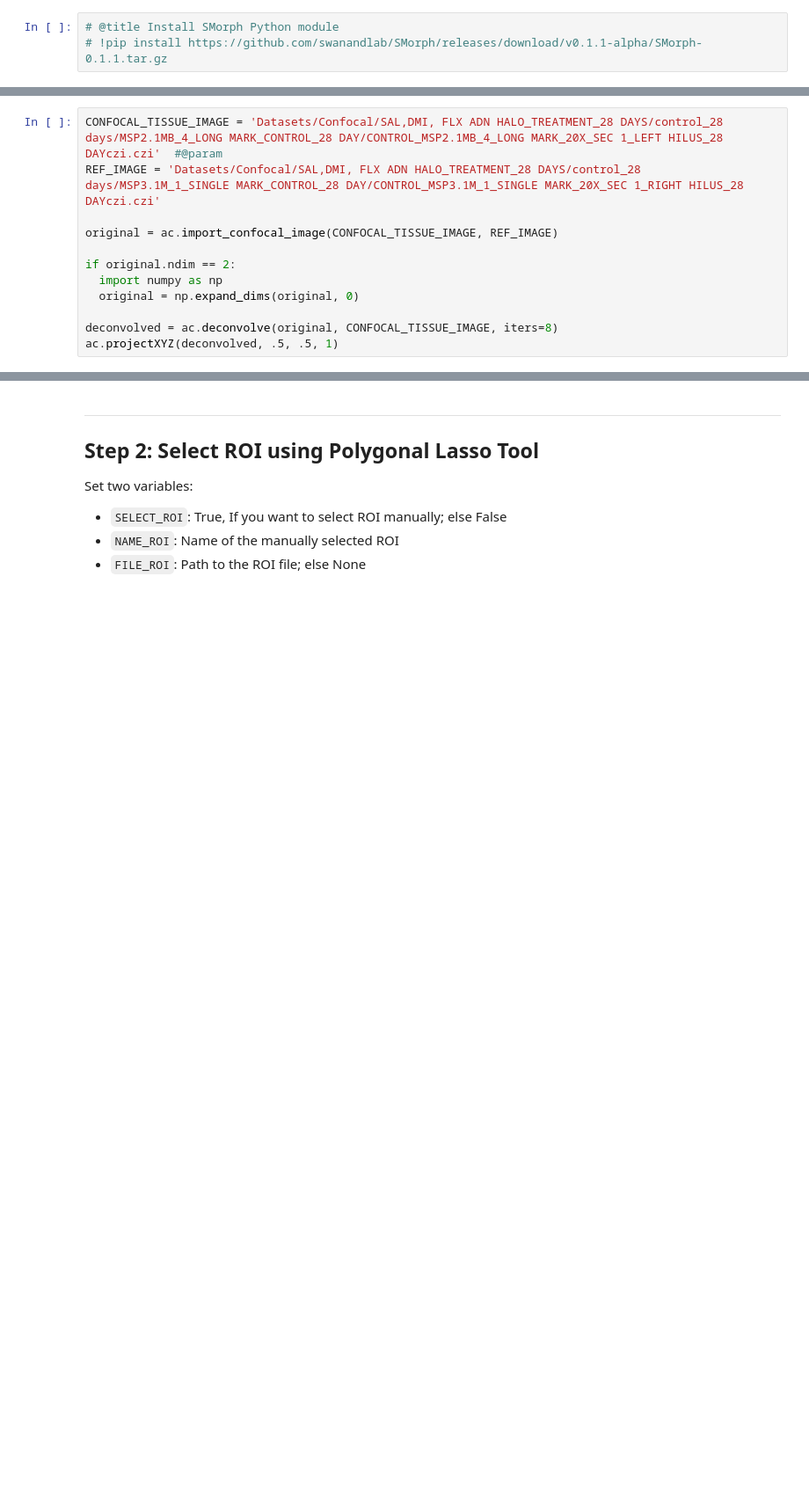
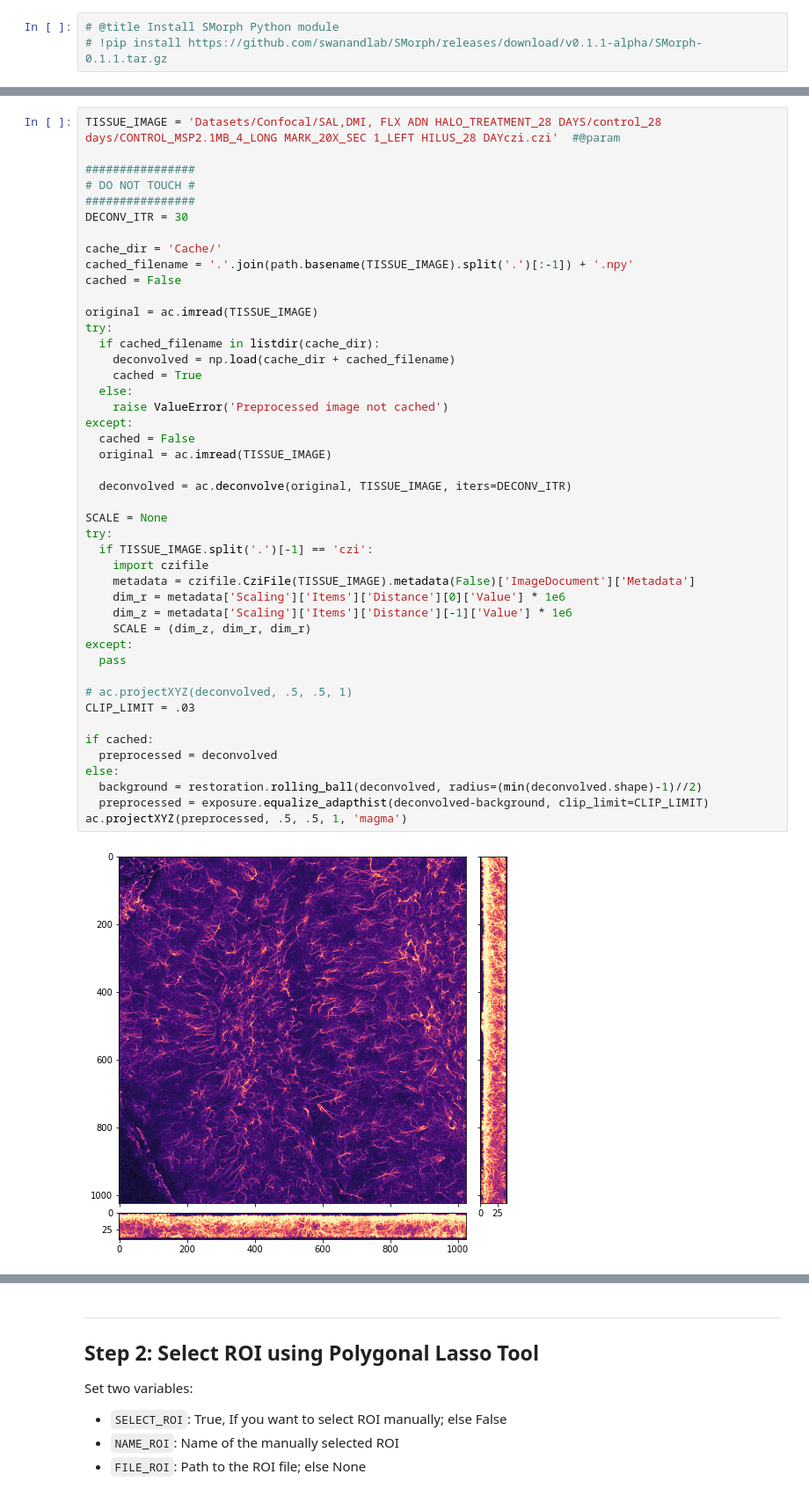
Before and after one commit to swanandlab/SMorph, a Jupyter notebook: autocrop.ipynb, the cells around one changed output, grey strips where cells are left out. Shown at 88% size. Saved outputs shown, nothing was run; the diff lists cells and outputs as text; blank space fills up the shorter version.

```diff
--- a/autocrop.ipynb
+++ b/autocrop.ipynb
@@ -62,18 +211,53 @@ Set `CONFOCAL_TISSUE_IMAGE` to the path of the image file to be processed.
 3. CLAHE
 4. ROI selection
 5. Non-local means denoising using auto-calibrated parameters using J-Invariance
-# %%
-CONFOCAL_TISSUE_IMAGE = 'Datasets/Confocal/SAL,DMI, FLX ADN HALO_TREATMENT_28 DAYS/control_28 days/MSP2.1MB_4_LONG MARK_CONTROL_28 DAY/CONTROL_MSP2.1MB_4_LONG MARK_20X_SEC 1_LEFT HILUS_28 DAYczi.czi'  #@param
-REF_IMAGE = 'Datasets/Confocal/SAL,DMI, FLX ADN HALO_TREATMENT_28 DAYS/control_28 days/MSP3.1M_1_SINGLE MARK_CONTROL_28 DAY/CONTROL_MSP3.1M_1_SINGLE MARK_20X_SEC 1_RIGHT HILUS_28 DAYczi.czi'
-
-original = ac.import_confocal_image(CONFOCAL_TISSUE_IMAGE, REF_IMAGE)
-
-if original.ndim == 2:
-  import numpy as np
-  original = np.expand_dims(original, 0)
-
-deconvolved = ac.deconvolve(original, CONFOCAL_TISSUE_IMAGE, iters=8)
-ac.projectXYZ(deconvolved, .5, .5, 1)
+# %%
+TISSUE_IMAGE = 'Datasets/Confocal/SAL,DMI, FLX ADN HALO_TREATMENT_28 DAYS/control_28 days/CONTROL_MSP2.1MB_4_LONG MARK_20X_SEC 1_LEFT HILUS_28 DAYczi.czi'  #@param
+
+################
+# DO NOT TOUCH #
+################
+DECONV_ITR = 30
+
+cache_dir = 'Cache/'
+cached_filename = '.'.join(path.basename(TISSUE_IMAGE).split('.')[:-1]) + '.npy'
+cached = False
+
+original = ac.imread(TISSUE_IMAGE)
+try:
+  if cached_filename in listdir(cache_dir):
+    deconvolved = np.load(cache_dir + cached_filename)
+    cached = True
+  else:
+    raise ValueError('Preprocessed image not cached')
+except:
+  cached = False
+  original = ac.imread(TISSUE_IMAGE)
+
+  deconvolved = ac.deconvolve(original, TISSUE_IMAGE, iters=DECONV_ITR)
+
+SCALE = None
+try:
+  if TISSUE_IMAGE.split('.')[-1] == 'czi':
+    import czifile
+    metadata = czifile.CziFile(TISSUE_IMAGE).metadata(False)['ImageDocument']['Metadata']
+    dim_r = metadata['Scaling']['Items']['Distance'][0]['Value'] * 1e6
+    dim_z = metadata['Scaling']['Items']['Distance'][-1]['Value'] * 1e6
+    SCALE = (dim_z, dim_r, dim_r)
+except:
+  pass
+
+# ac.projectXYZ(deconvolved, .5, .5, 1)
+CLIP_LIMIT = .03
+
+if cached:
+  preprocessed = deconvolved
+else:
+  background = restoration.rolling_ball(deconvolved, radius=(min(deconvolved.shape)-1)//2)
+  preprocessed = exposure.equalize_adapthist(deconvolved-background, clip_limit=CLIP_LIMIT)
+ac.projectXYZ(preprocessed, .5, .5, 1, 'magma')
+# %% [output]
+[figure, added]
 # %% [markdown]
 Contrast stretching -> CLAHE = Okay
 
```
Also changed, not shown: parts of 42 cells of this notebook, 16 other files.
